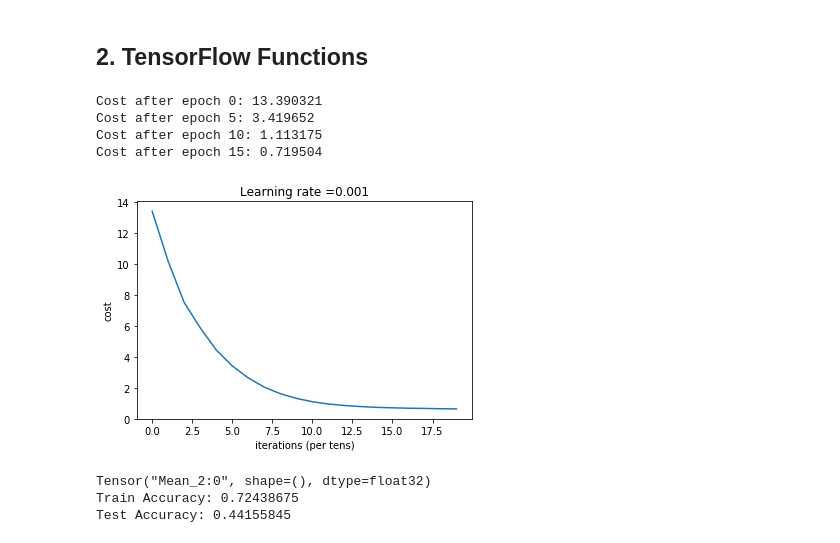
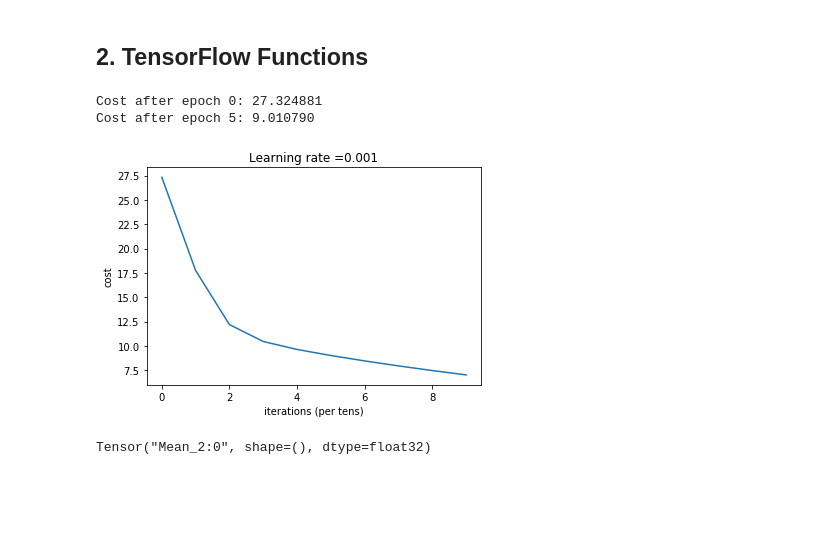
Before and after one commit to MosGeo/TerraeMotus, a Jupyter notebook: 02 1D CNN Tests (Mustafa).ipynb, the cells around one changed output. Saved outputs shown, nothing was run; the diff lists cells and outputs as text; code cells hidden in the pictures; blank space fills up the shorter version.

```diff
--- a/02 1D CNN Tests (Mustafa).ipynb
+++ b/02 1D CNN Tests (Mustafa).ipynb
@@ -91,8 +87,8 @@ def initialize_parameters():
     """
 
     tf.set_random_seed(1)                              # so that your "random" numbers match ours
-    filtersize1=4; # originally 4
-    filtersize2=2; # originally 2
+    filtersize1=32; # originally 4
+    filtersize2=16; # originally 2
     NumFilters1=2; #8
     NumFilters2=4; #16
 
@@ -131,13 +127,13 @@ def forward_propagation(X, parameters):
     # RELU
     A1 = tf.nn.relu(Z1)#None
     # MAXPOOL: window 8x8, sride 8, padding 'SAME'
-    P1 = tf.nn.max_pool(A1, ksize = [1,32,1,1], strides = [1,1,1,1], padding = 'SAME')#None
+    P1 = tf.nn.max_pool(A1, ksize = [1,256,1,1], strides = [1,1,1,1], padding = 'SAME')#None
     # CONV2D: filters W2, stride 1, padding 'SAME'
     Z2 = tf.nn.conv2d(P1,W2, strides = [1,1,1,1], padding = 'SAME')#None
     # RELU
     A2 = tf.nn.relu(Z2)
     # MAXPOOL: window 4x4, stride 4, padding 'SAME'
-    P2 = tf.nn.max_pool(A2, ksize = [1,16,1,1], strides = [1,1,1,1], padding = 'SAME')#None
+    P2 = tf.nn.max_pool(A2, ksize = [1,128,1,1], strides = [1,1,1,1], padding = 'SAME')#None
     # FLATTEN
     P2 = tf.contrib.layers.flatten(P2)#None
     # FULLY-CONNECTED without non-linear activation function (not not call softmax).
@@ -168,7 +164,7 @@ def compute_cost(Z3, Y, W1, W2, beta):
     return cost
 # %%
 def model(X_train, Y_train, X_test, Y_test, learning_rate = 0.001,
-          num_epochs = 40, minibatch_size = 10, print_cost = True):
+          num_epochs = 10, minibatch_size = 50, print_cost = True):
     """
     Implements a three-layer ConvNet in Tensorflow:
     CONV2D -> RELU -> MAXPOOL -> CONV2D -> RELU -> MAXPOOL -> FLATTEN -> FULLYCONNECTED
@@ -279,13 +275,9 @@ def model(X_train, Y_train, X_test, Y_test, learning_rate = 0.001,
 
         return train_accuracy, test_accuracy, parameters
 # %%
-_, _, parameters = model(X_train, Y_train, X_test, Y_test, num_epochs = 20, learning_rate = 0.001)
+_, _, parameters = model(X_train, Y_train, X_test, Y_test, num_epochs = 10, learning_rate = 0.001)
 # %% [output]
-Cost after epoch 0: 13.390321
-Cost after epoch 5: 3.419652
-Cost after epoch 10: 1.113175
-Cost after epoch 15: 0.719504
+Cost after epoch 0: 27.324881
+Cost after epoch 5: 9.010790
-[figure, old version]
+[figure, new version]
 Tensor("Mean_2:0", shape=(), dtype=float32)
-Train Accuracy: 0.72438675
-Test Accuracy: 0.44155845
```
Also changed, not shown: parts of 1 cell of this notebook, 8 other files.
